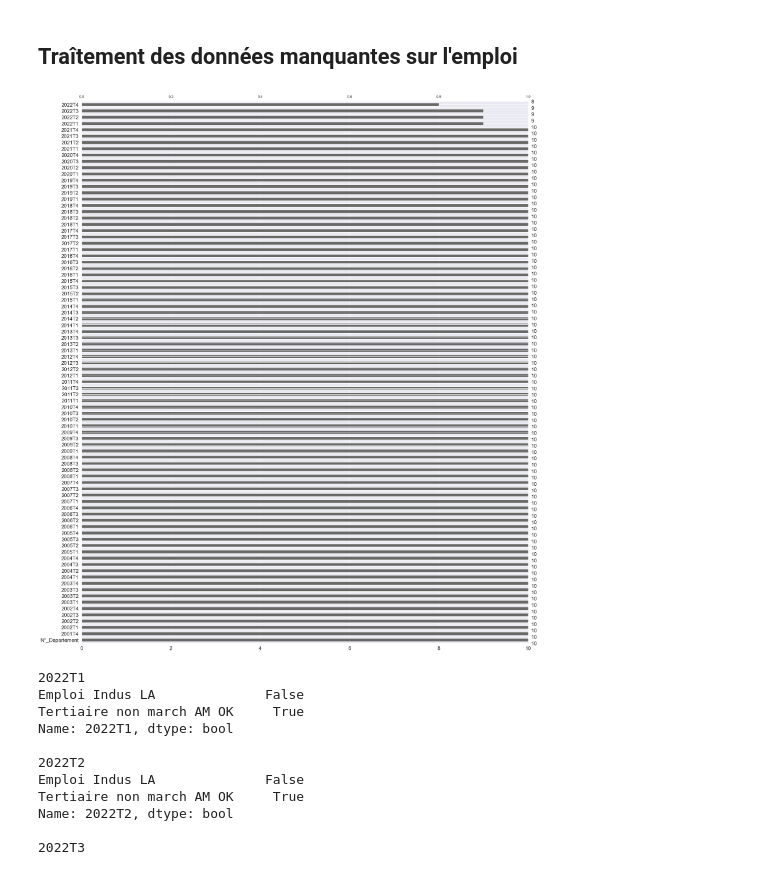
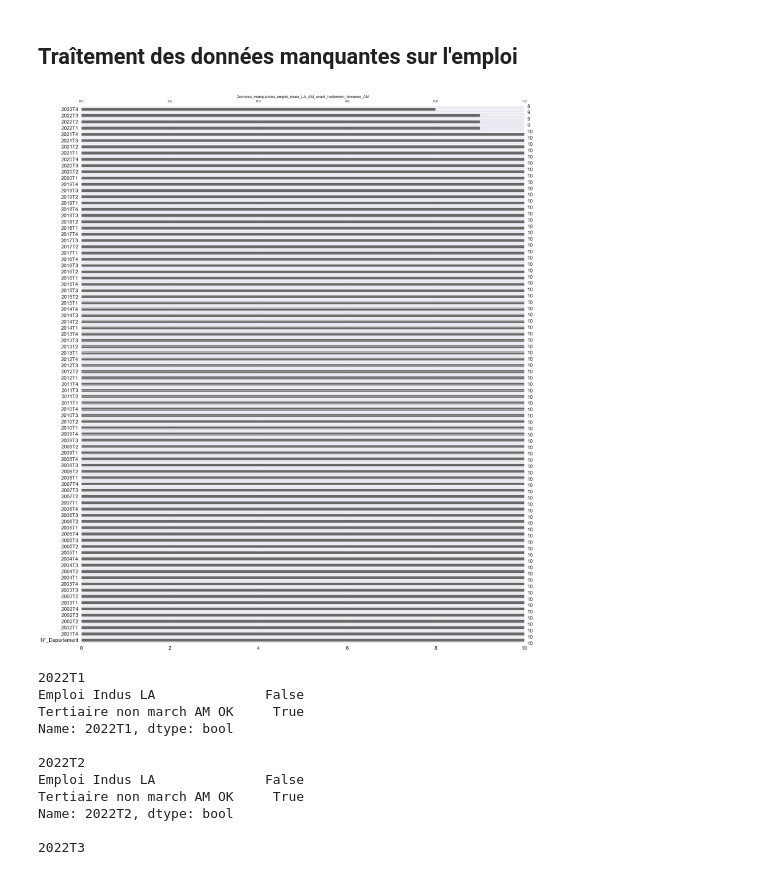
Before and after one commit to CinquinAndy/i1-mspr-data, a Jupyter notebook: Notebook_visu_graphs.ipynb, the cells around one changed output. Cells and saved outputs as stored; diff of their text form; code cells hidden in the pictures.

```diff
--- a/Notebook_visu_graphs.ipynb
+++ b/Notebook_visu_graphs.ipynb
@@ -79,10 +81,12 @@ display(dataset_insee)
 ## Traîtement des données manquantes sur l'emploi
 # %%
 msno.bar(dataset_insee)
-plt.savefig("donnees_manquantes_emploi_insee_LA_AM.png")
+title = "Donnees_manquantes_emploi_insee_LA_AM_avant_traitement_donnees_AM"
+plt.title(title)
+plt.savefig(title + ".png")
 plt.show()
 # %% [output]
-[figure, old version]
+[figure, new version]
 # %%
 nan_values_dataframe = dataset_insee.isna()
 missing_values_row_indexes = nan_values_dataframe[(nan_values_dataframe["2022T1"] == True)|(nan_values_dataframe["2022T2"] == True)|(nan_values_dataframe["2022T3"].isnull().any() == True)|(nan_values_dataframe["2022T4"] == True)].index
```
Also changed, not shown: parts of 11 cells of this notebook.
